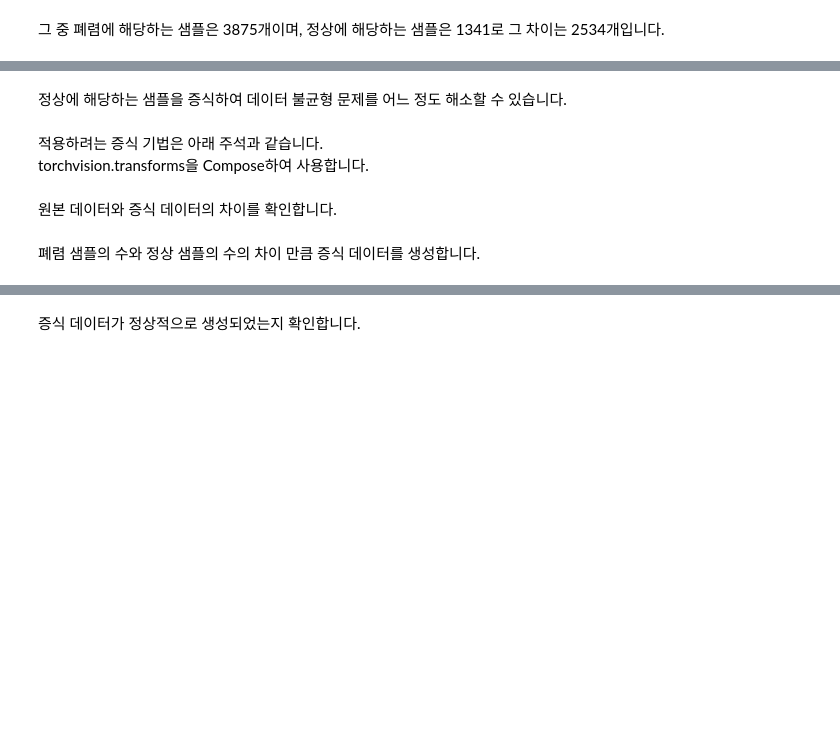
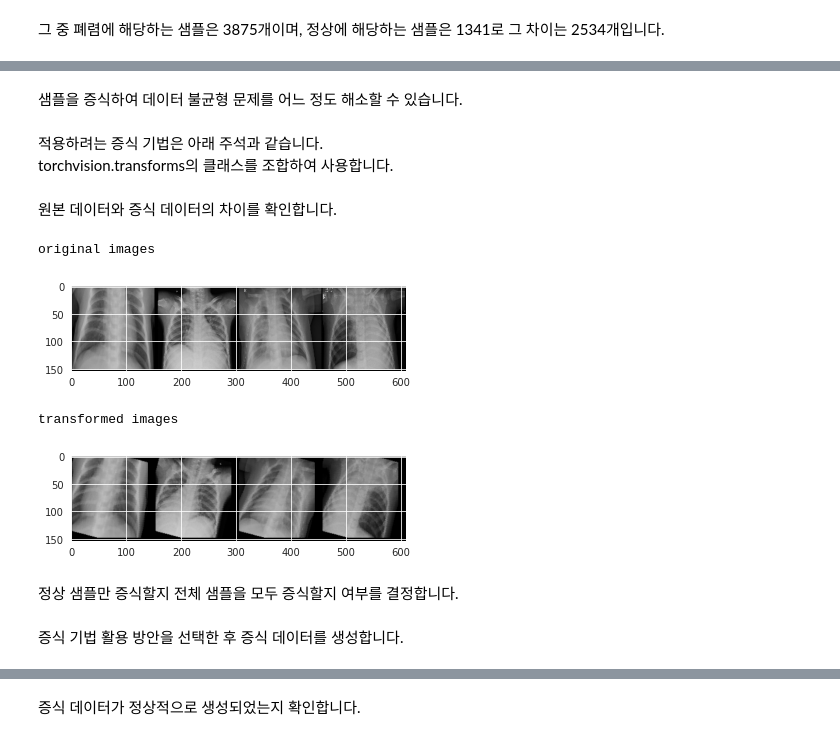
Before and after one commit to dotsnangles/from-keras-to-pytorch, a Jupyter notebook: pneumonia_detection_using_cnn.ipynb, the cells around one changed output, grey strips where cells are left out. Cells and saved outputs as stored; diff of their text form; code cells hidden in the pictures; blank space fills up the shorter version.

```diff
--- a/pneumonia_detection_using_cnn.ipynb
+++ b/pneumonia_detection_using_cnn.ipynb
@@ -179,8 +210,8 @@ len(x_train[y_train == 0]), len(x_train[y_train == 1]), len(x_train[y_train == 0
 # %% [markdown]
-정상에 해당하는 샘플을 증식하여 데이터 불균형 문제를 어느 정도 해소할 수 있습니다.
+샘플을 증식하여 데이터 불균형 문제를 어느 정도 해소할 수 있습니다.
 # %% [markdown]
 적용하려는 증식 기법은 아래 주석과 같습니다.
-torchvision.transforms을 Compose하여 사용합니다.
+torchvision.transforms의 클래스를 조합하여 사용합니다.
 # %%
 # Randomly rotate some training images by 30 degrees
 # Randomly Zoom by 20% some training images
@@ -194,9 +225,13 @@ hshift = transforms.RandomAffine(0, translate=[0.1, 0], fill=0)
 vshift = transforms.RandomAffine(0, translate=[0, 0.1], fill=0)
 hflip = transforms.RandomHorizontalFlip(p=0.5)
 
-transform = transforms.Compose([
+transform_pipe = transforms.Compose([
     rotate, zoom, hshift, vshift, hflip
 ])
+
+transform_lst = [
+    rotate, zoom, hshift, vshift, hflip
+]
 # %%
 def imshow(img):
     npimg = img.numpy()
@@ -207,13 +242,18 @@ def imshow(img):
 # %%
 make_grid = torchvision.utils.make_grid
 
 imgs = torch.Tensor(x_train[:4])
-transformed_img = transform(imgs)
+transformed_img = transform_pipe(imgs)
 
 print('original images')
 imshow(make_grid(imgs))
 
 print('\ntransformed images')
 imshow(make_grid(transformed_img))
+# %% [output]
+original images
+[figure, added]
+transformed images
+[figure, added]
-# %% [markdown]
-폐렴 샘플의 수와 정상 샘플의 수의 차이 만큼 증식 데이터를 생성합니다.
+# %% [markdown]
+정상 샘플만 증식할지 전체 샘플을 모두 증식할지 여부를 결정합니다.
@@ -220 +271,3 @@ imshow(make_grid(transformed_img))
+# %% [markdown]
+증식 기법 활용 방안을 선택한 후 증식 데이터를 생성합니다.
 # %%
```
Also changed, not shown: parts of 30 cells of this notebook.
